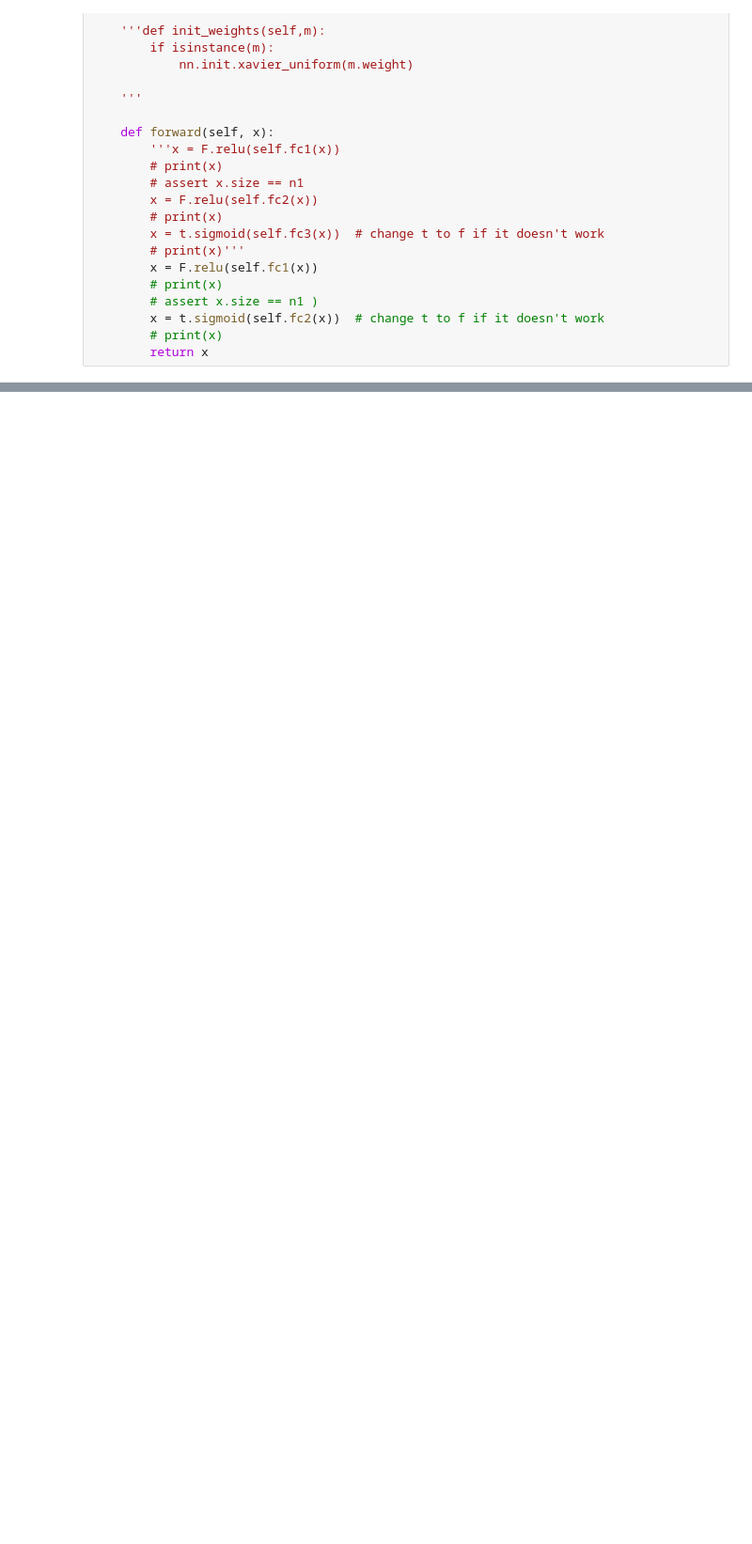
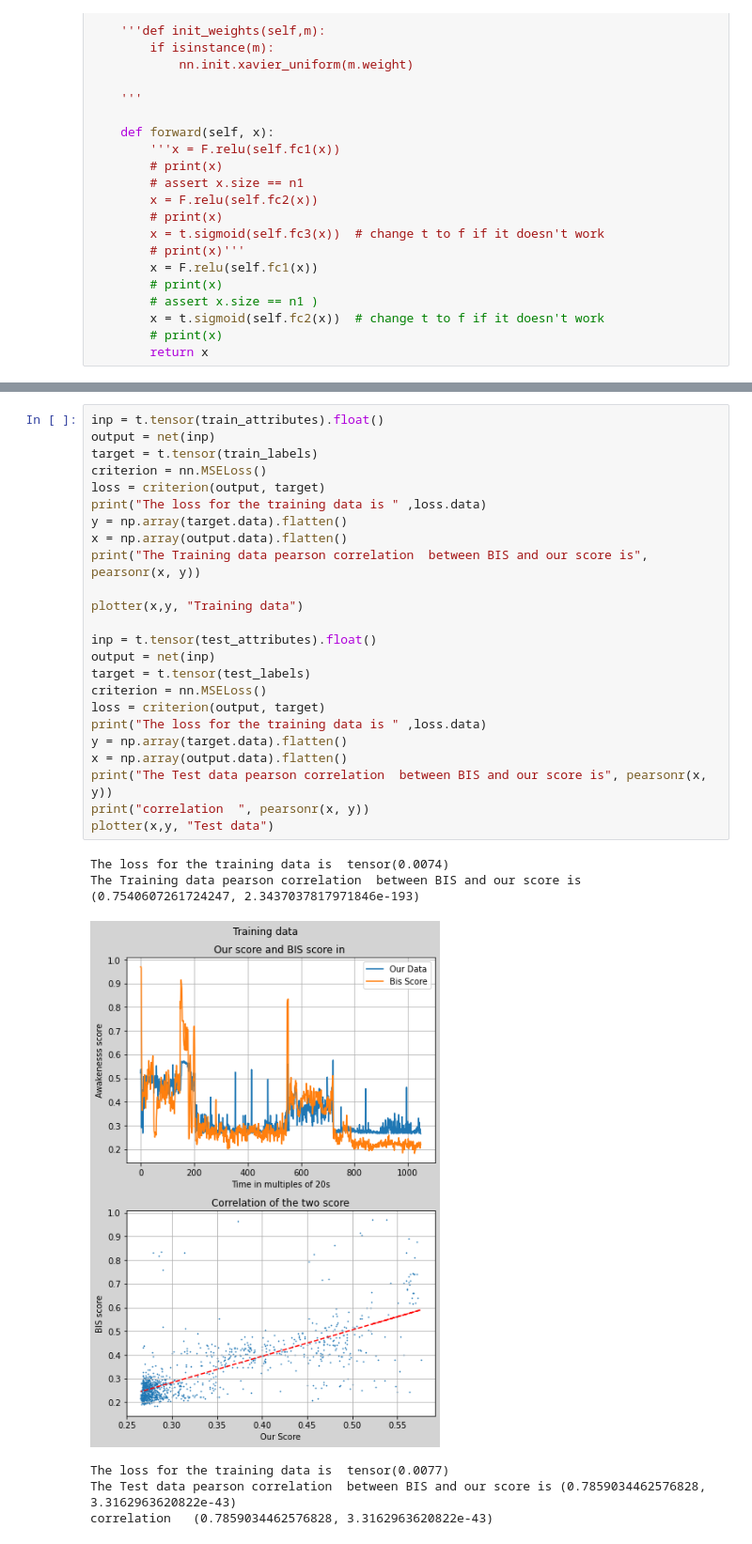
Before and after one commit to Sudhanshu-Sb2002/NSP-Grant-Proposal, a Jupyter notebook: Python-Code/NSP_main.ipynb, the cells around one changed output, grey strips where cells are left out. Shown: that part at 94% size. Saved outputs shown, nothing was run; the diff lists cells and outputs as text; blank space fills up the shorter version.

```diff
--- a/Python-Code/NSP_main.ipynb
+++ b/Python-Code/NSP_main.ipynb
@@ -143,0 +146,31 @@ lin_params = t.cat([x.view(-1) for x in net.fc1.parameters()])
+# %%
+inp = t.tensor(train_attributes).float()
+output = net(inp)
+target = t.tensor(train_labels)
+criterion = nn.MSELoss()
+loss = criterion(output, target)
+print("The loss for the training data is " ,loss.data)
+y = np.array(target.data).flatten()
+x = np.array(output.data).flatten()
+print("The Training data pearson correlation  between BIS and our score is", pearsonr(x, y))
+
+plotter(x,y, "Training data")
+
+inp = t.tensor(test_attributes).float()
+output = net(inp)
+target = t.tensor(test_labels)
+criterion = nn.MSELoss()
+loss = criterion(output, target)
+print("The loss for the training data is " ,loss.data)
+y = np.array(target.data).flatten()
+x = np.array(output.data).flatten()
+print("The Test data pearson correlation  between BIS and our score is", pearsonr(x, y))
+print("correlation  ", pearsonr(x, y))
+plotter(x,y, "Test data")
+# %% [output]
+The loss for the training data is  tensor(0.0074)
+The Training data pearson correlation  between BIS and our score is (0.7540607261724247, 2.3437037817971846e-193)
+[figure, added]
+The loss for the training data is  tensor(0.0077)
+The Test data pearson correlation  between BIS and our score is (0.7859034462576828, 3.3162963620822e-43)
+correlation   (0.7859034462576828, 3.3162963620822e-43)
```
Also changed, not shown: parts of 7 cells of this notebook.
